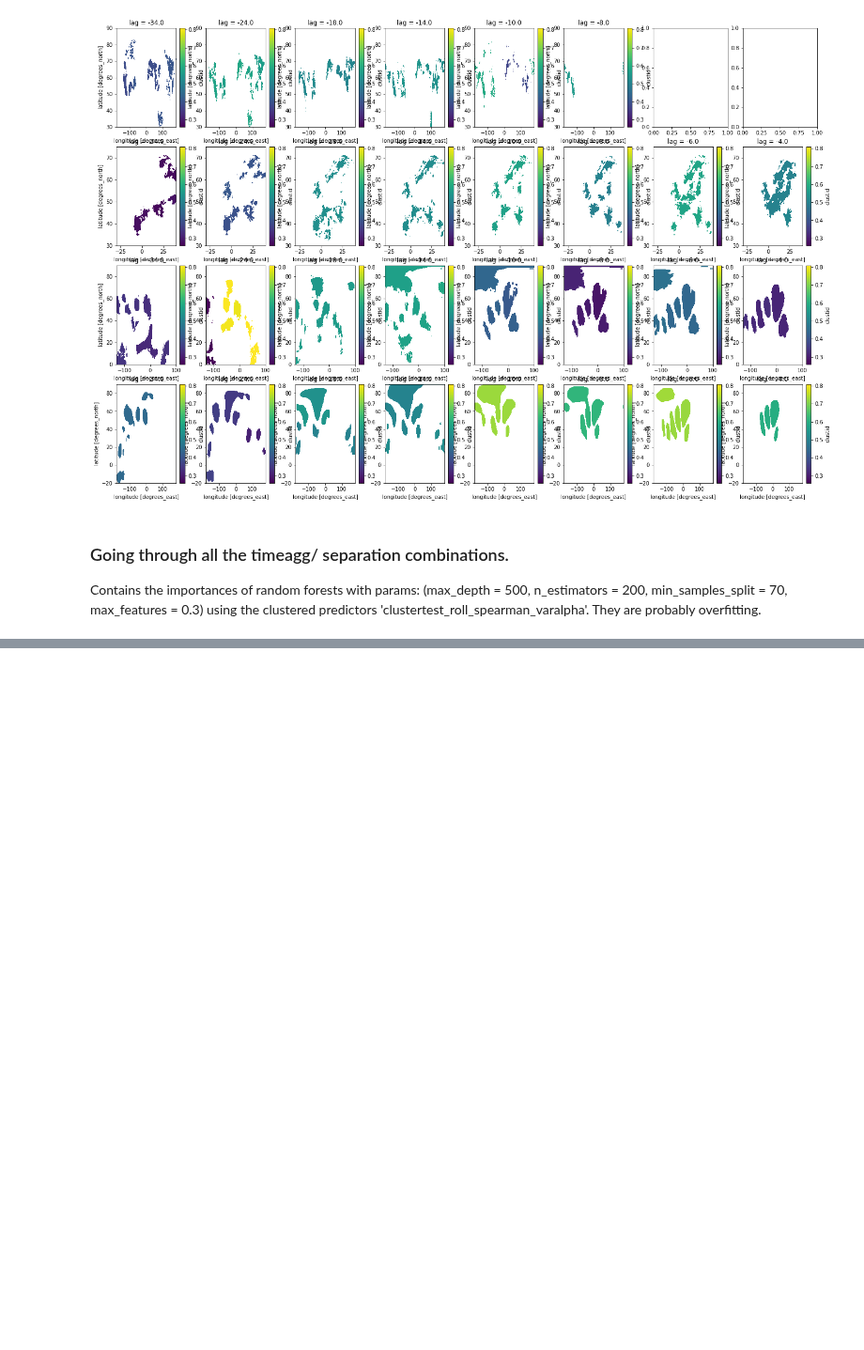
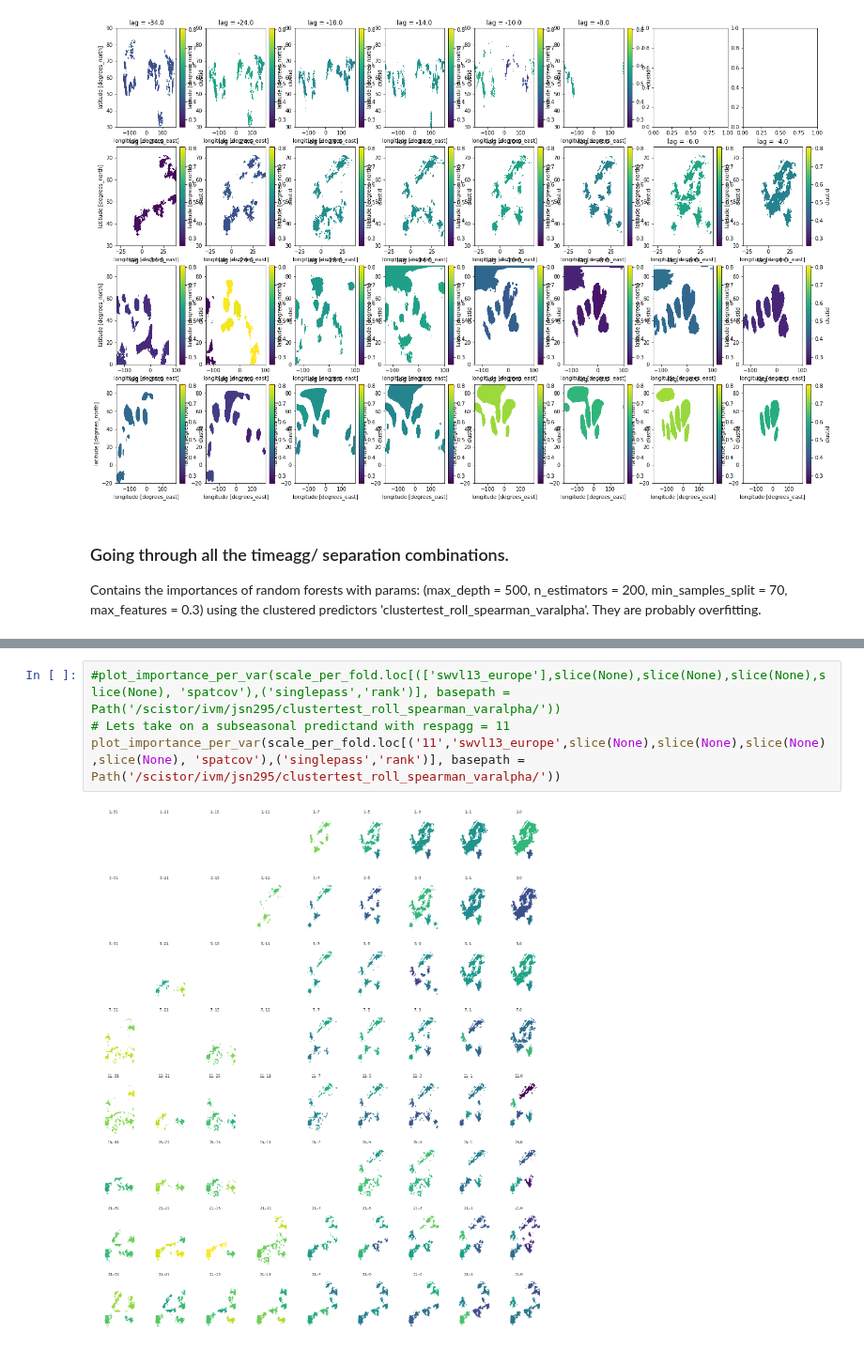
Before and after one commit to chiemvs/Weave, a Jupyter notebook: notebooks/evaluate_all_importances.ipynb, the cells around one changed output, grey strips where cells are left out. Shown at 94% size. Cells and saved outputs as stored; diff of their text form; blank space fills up the shorter version.

```diff
--- a/notebooks/evaluate_all_importances.ipynb
+++ b/notebooks/evaluate_all_importances.ipynb
@@ -217 +247,7 @@ Name: (singlepass, rank), Length: 314, dtype: float64
+# %%
+#plot_importance_per_var(scale_per_fold.loc[(['swvl13_europe'],slice(None),slice(None),slice(None),slice(None), 'spatcov'),('singlepass','rank')], basepath = Path('/scistor/ivm/jsn295/clustertest_roll_spearman_varalpha/'))
+# Lets take on a subseasonal predictand with respagg = 11
+plot_importance_per_var(scale_per_fold.loc[('11','swvl13_europe',slice(None),slice(None),slice(None),slice(None), 'spatcov'),('singlepass','rank')], basepath = Path('/scistor/ivm/jsn295/clustertest_roll_spearman_varalpha/'))
+# %% [output]
+[figure, added]
 # %%
```
Also changed, not shown: parts of 13 cells of this notebook, 4 other files.
